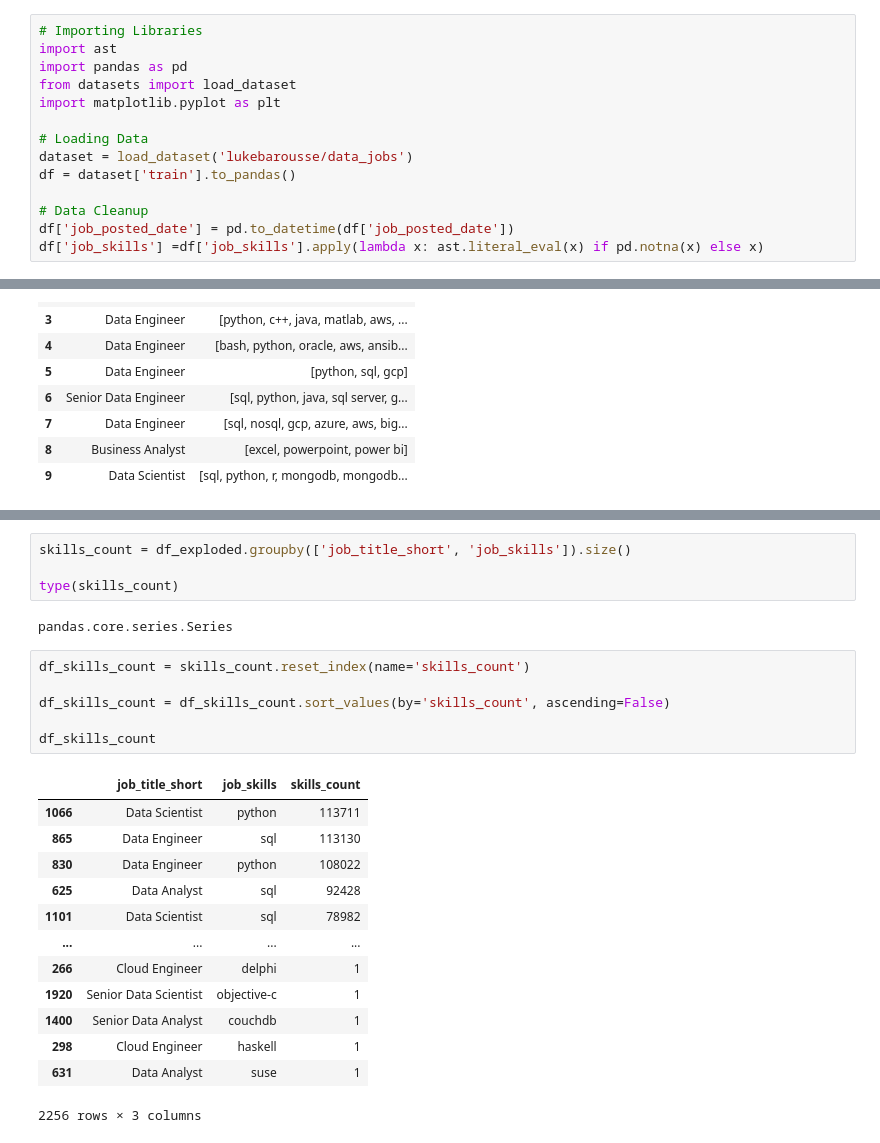
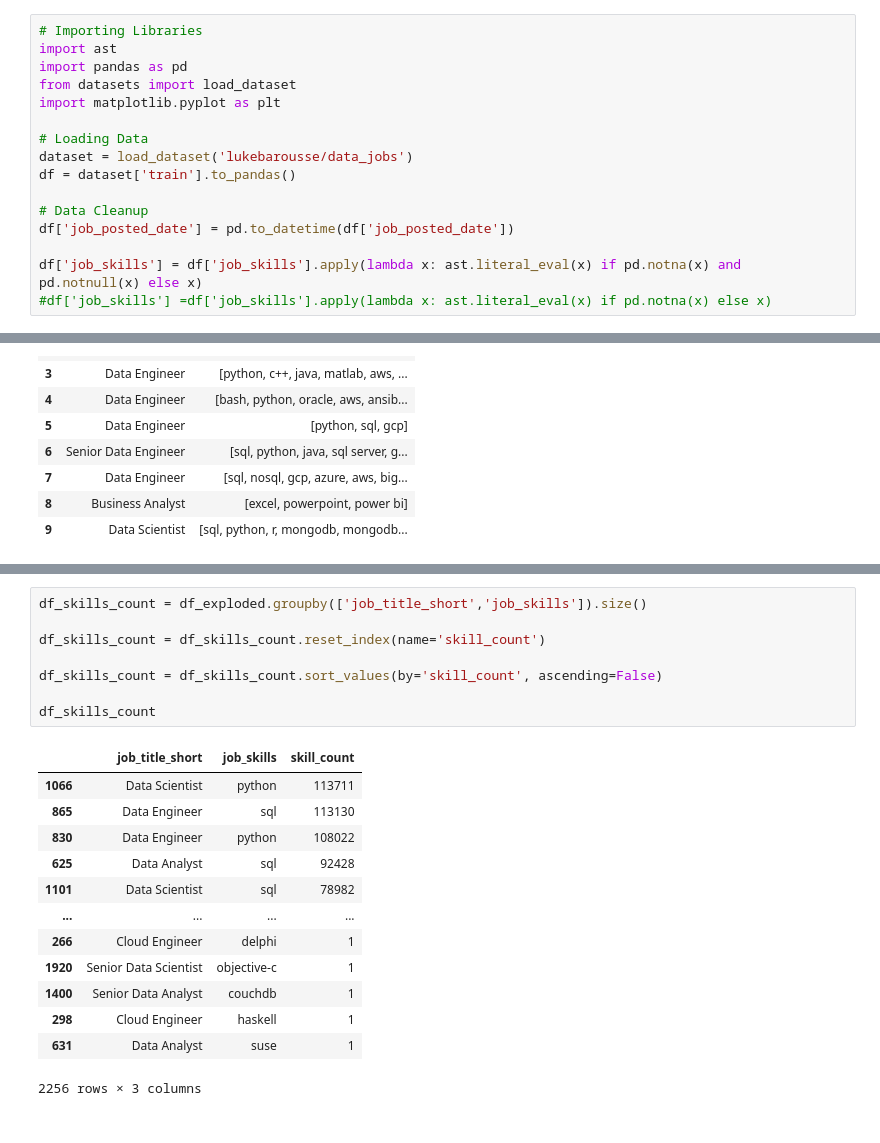
Before and after one commit to Cuishine/Python_Data_Project, a Jupyter notebook: 2_Advanced/11_Pandas_Explode.ipynb, the cells around one changed output, grey strips where cells are left out. Drawn from its saved outputs; the diff is of its cells as text.

```diff
--- a/2_Advanced/11_Pandas_Explode.ipynb
+++ b/2_Advanced/11_Pandas_Explode.ipynb
@@ -11,4 +11,6 @@ df = dataset['train'].to_pandas()
 
 # Data Cleanup
 df['job_posted_date'] = pd.to_datetime(df['job_posted_date'])
-df['job_skills'] =df['job_skills'].apply(lambda x: ast.literal_eval(x) if pd.notna(x) else x)
+
+df['job_skills'] = df['job_skills'].apply(lambda x: ast.literal_eval(x) if pd.notna(x) and pd.notnull(x) else x)
+#df['job_skills'] =df['job_skills'].apply(lambda x: ast.literal_eval(x) if pd.notna(x) else x)
@@ -51,17 +96,13 @@ df_exploded = df.explode('job_skills')
-# %%
-skills_count = df_exploded.groupby(['job_title_short', 'job_skills']).size()
-
-type(skills_count)
-# %% [output]
-pandas.core.series.Series
 # %%
-df_skills_count = skills_count.reset_index(name='skills_count')
+df_skills_count = df_exploded.groupby(['job_title_short','job_skills']).size()
 
-df_skills_count = df_skills_count.sort_values(by='skills_count', ascending=False)
+df_skills_count = df_skills_count.reset_index(name='skill_count')
+
+df_skills_count = df_skills_count.sort_values(by='skill_count', ascending=False)
 
 df_skills_count
 # %% [output]
-|  | job_title_short | job_skills | skills_count |
+|  | job_title_short | job_skills | skill_count |
 | 1066 | Data Scientist | python | 113711 |
 | 865 | Data Engineer | sql | 113130 |
 | 830 | Data Engineer | python | 108022 |
```
Also changed, not shown: parts of 6 cells of this notebook, 2 other files.
